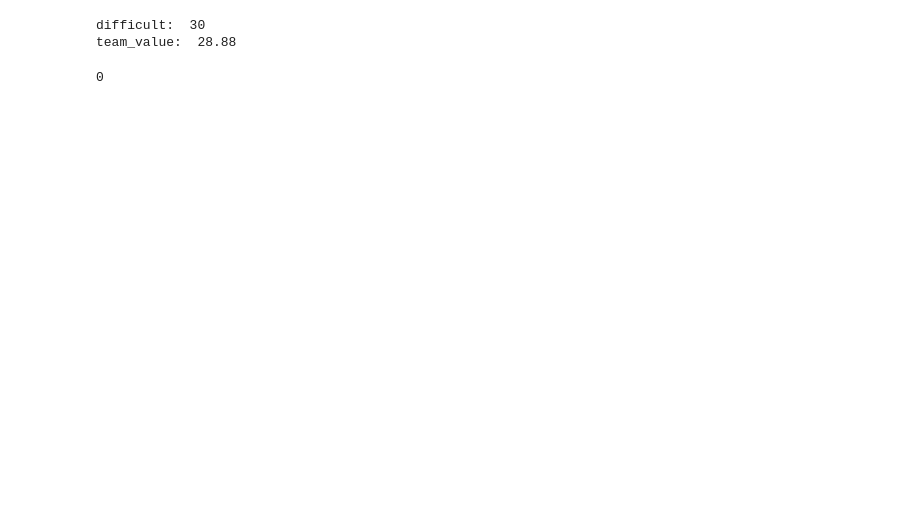
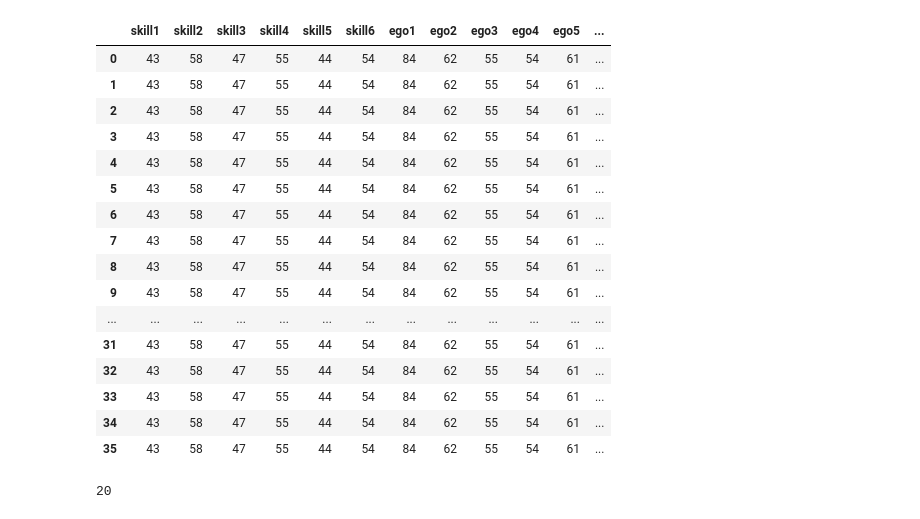
Before and after one commit to rosolimo212/chgk_game, a Jupyter notebook: maim.ipynb, the cells around one changed output. Saved outputs shown, nothing was run; the diff lists cells and outputs as text; code cells hidden in the pictures; blank space fills up the shorter version.

```diff
--- a/maim.ipynb
+++ b/maim.ipynb
@@ -40,5 +0,0 @@ a.to_df()
-# %%
-gamers_lst = []
-for i in range(n):
-    gamer_itm = gamer(i)
-    gamers_lst.append(gamer_itm)
@@ -77,8 +0,0 @@ def minute(gamers_lst, difficult):
-# %%
-difficult = round(random.randint(20, 30),2)
-print('difficult: ', difficult)
-minute(gamers_lst, difficult)
-# %% [output]
-difficult:  30
-team_value:  28.88
-0
@@ -84,0 +19,57 @@ team_value:  28.88
+# %%
+iterations = 36
+bb_lst = []
+gamers_lst = mh.create_team()
+for j in range(iterations):
+    b_lst = []
+    for i in range(6):
+        # print('skill: ', gamers_lst[i].skill)
+        b_lst.append(gamers_lst[i].skill)
+    for i in range(6):
+        # print('ego: ', gamers_lst[i].ego)
+        b_lst.append(gamers_lst[i].ego)
+
+    difficult = round(random.randint(40, 60),2)
+    b_lst.append(difficult)
+    # print('difficult: ', difficult)
+    res, jump_lst, help_lst, jump_value, help_value, team_value = mh.minute(gamers_lst, difficult)
+    b_lst.append(res)
+    b_lst.append(jump_lst)
+    b_lst.append(help_lst)
+    b_lst.append(jump_value)
+    b_lst.append(help_value)
+    b_lst.append(team_value)
+    bb_lst.append(b_lst)
+# %%
+df = pd.DataFrame(bb_lst)
+df.columns = [
+    'skill1', 'skill2', 'skill3', 'skill4', 'skill5', 'skill6',
+    'ego1', 'ego2', 'ego3', 'ego4', 'ego5', 'ego6',
+    'difficult',
+    'res',
+    'jump_lst', 'help_lst', 'jump_value', 'help_value', 'team_value'
+]
+# %%
+df
+# %% [output]
+|  | skill1 | skill2 | skill3 | skill4 | skill5 | skill6 | ego1 | ego2 | ego3 | ego4 | ego5 | ... |
+| 0 | 43 | 58 | 47 | 55 | 44 | 54 | 84 | 62 | 55 | 54 | 61 | ... |
+| 1 | 43 | 58 | 47 | 55 | 44 | 54 | 84 | 62 | 55 | 54 | 61 | ... |
+| 2 | 43 | 58 | 47 | 55 | 44 | 54 | 84 | 62 | 55 | 54 | 61 | ... |
+| 3 | 43 | 58 | 47 | 55 | 44 | 54 | 84 | 62 | 55 | 54 | 61 | ... |
+| 4 | 43 | 58 | 47 | 55 | 44 | 54 | 84 | 62 | 55 | 54 | 61 | ... |
+| 5 | 43 | 58 | 47 | 55 | 44 | 54 | 84 | 62 | 55 | 54 | 61 | ... |
+| 6 | 43 | 58 | 47 | 55 | 44 | 54 | 84 | 62 | 55 | 54 | 61 | ... |
+| 7 | 43 | 58 | 47 | 55 | 44 | 54 | 84 | 62 | 55 | 54 | 61 | ... |
+| 8 | 43 | 58 | 47 | 55 | 44 | 54 | 84 | 62 | 55 | 54 | 61 | ... |
+| 9 | 43 | 58 | 47 | 55 | 44 | 54 | 84 | 62 | 55 | 54 | 61 | ... |
+| ... | ... | ... | ... | ... | ... | ... | ... | ... | ... | ... | ... | ... |
+| 31 | 43 | 58 | 47 | 55 | 44 | 54 | 84 | 62 | 55 | 54 | 61 | ... |
+| 32 | 43 | 58 | 47 | 55 | 44 | 54 | 84 | 62 | 55 | 54 | 61 | ... |
+| 33 | 43 | 58 | 47 | 55 | 44 | 54 | 84 | 62 | 55 | 54 | 61 | ... |
+| 34 | 43 | 58 | 47 | 55 | 44 | 54 | 84 | 62 | 55 | 54 | 61 | ... |
+| 35 | 43 | 58 | 47 | 55 | 44 | 54 | 84 | 62 | 55 | 54 | 61 | ... |
+# %%
+np.sum(df['res'])
+# %% [output]
+20
```
Also changed, not shown: parts of 14 cells of this notebook, 2 other files.
